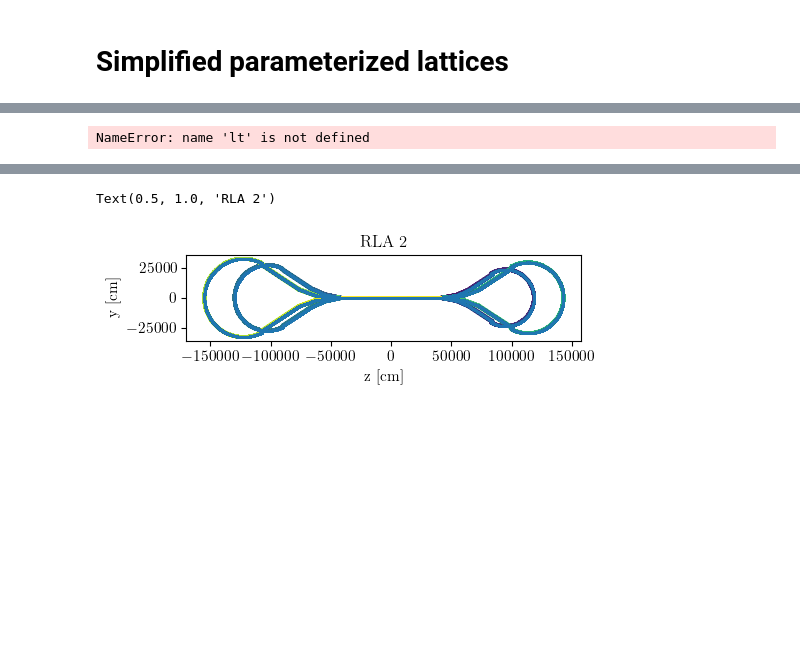
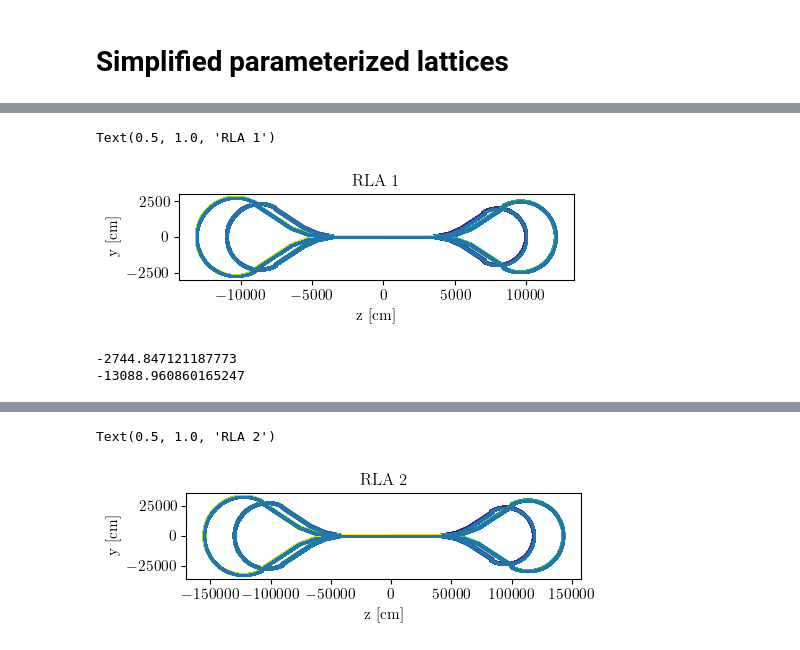
Before and after one commit to jchoi55/MINeut, a Jupyter notebook: first_examples.ipynb, the cells around one changed output, grey strips where cells are left out. Drawn from its saved outputs; the diff is of its cells as text; code cells hidden in the pictures; blank space fills up the shorter version.

```diff
--- a/first_examples.ipynb
+++ b/first_examples.ipynb
@@ -474,31 +472,38 @@ RLA1_nue.decay_muons()
 # %%
 
 RLA1_lattice = lt.create_RLA_lattice(
             straight_length=70e2,
             n_elements=100_000,
             p0_injection=1.25,
-            dp_dx_LA=0.75/70e2,
+            dp_dx_LA=0.84/70e2,
             beamdiv=1e-3,
             beamdiv_z=1e-2,
             beamsize=1e-2,
         )
 RLA1_nue.place_muons_on_lattice(lattice=RLA1_lattice, direction="clockwise")
 RLA1_numu.place_muons_on_lattice(lattice=RLA1_lattice, direction="clockwise")
 
 max_index = len(RLA1_lattice.vertices[1])
 
 fig, ax = pt.std_fig(figsize=(5, 2))
 ax.scatter(RLA1_lattice.vertices[0], RLA1_lattice.vertices[1], c=np.linspace(0,1,max_index), marker='+', s=10)
 #ax.scatter(RLA_lattice.vertices[0], RLA_lattice.vertices[1], c='black')
 ax.scatter(RLA1_numu.pos['z'], RLA1_numu.pos['y'], marker='.', s=0.25)
 
 fig.gca().set_aspect('equal', adjustable='box')
 
 ax.set_xlabel("z [cm]")
 ax.set_ylabel("y [cm]")
 ax.set_title("RLA 1")
 # %% [output]
-NameError: name 'lt' is not defined
+Text(0.5, 1.0, 'RLA 1')
+[figure, added]
+# %%
+print(np.min(RLA1_lattice.vertices[1]))
+print(np.min(RLA1_lattice.vertices[0]))
+# %% [output]
+-2744.847121187773
+-13088.960860165247
 # %%
 fig, ax = pt.std_fig(figsize=(4,3))
 fsize=12
```
Also changed, not shown: parts of 43 cells of this notebook, 22 other files.
